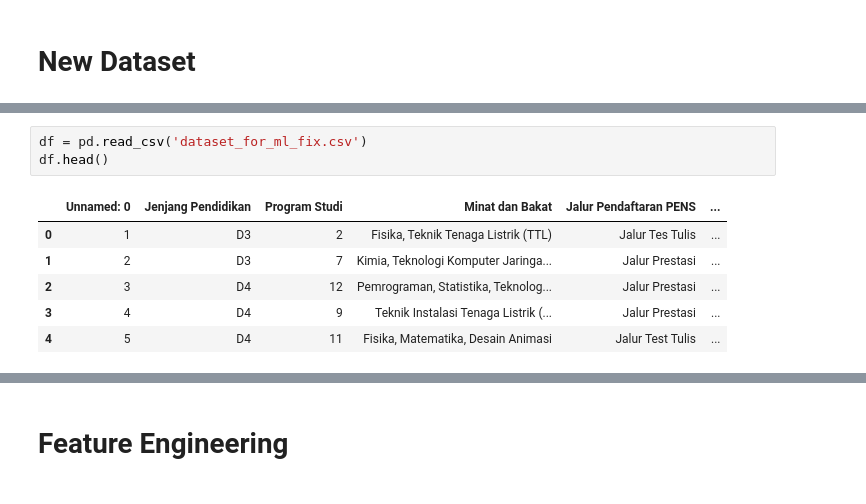
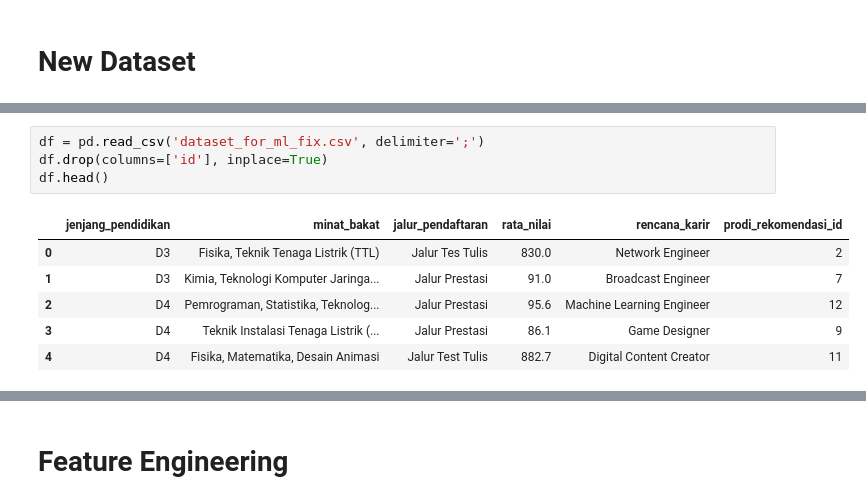
Before and after one commit to tedubuamo/tws_penssight, a Jupyter notebook: Modeling/pbl/modeling.ipynb, the cells around one changed output, grey strips where cells are left out. Cells and saved outputs as stored; diff of their text form.

```diff
--- a/Modeling/pbl/modeling.ipynb
+++ b/Modeling/pbl/modeling.ipynb
@@ -147,10 +116,11 @@ dataset_prev.to_csv("dataset_for_ml_fix.csv", index=True)
 # %%
-df = pd.read_csv('dataset_for_ml_fix.csv')
+df = pd.read_csv('dataset_for_ml_fix.csv', delimiter=';')
+df.drop(columns=['id'], inplace=True)
 df.head()
 # %% [output]
-|  | Unnamed: 0 | Jenjang Pendidikan | Program Studi | Minat dan Bakat | Jalur Pendaftaran PENS | ... |
-| 0 | 1 | D3 | 2 | Fisika, Teknik Tenaga Listrik (TTL) | Jalur Tes Tulis | ... |
-| 1 | 2 | D3 | 7 | Kimia, Teknologi Komputer Jaringa... | Jalur Prestasi | ... |
-| 2 | 3 | D4 | 12 | Pemrograman, Statistika, Teknolog... | Jalur Prestasi | ... |
-| 3 | 4 | D4 | 9 | Teknik Instalasi Tenaga Listrik (... | Jalur Prestasi | ... |
-| 4 | 5 | D4 | 11 | Fisika, Matematika, Desain Animasi | Jalur Test Tulis | ... |
+|  | jenjang_pendidikan | minat_bakat | jalur_pendaftaran | rata_nilai | rencana_karir | prodi_rekomendasi_id |
+| 0 | D3 | Fisika, Teknik Tenaga Listrik (TTL) | Jalur Tes Tulis | 830.0 | Network Engineer | 2 |
+| 1 | D3 | Kimia, Teknologi Komputer Jaringa... | Jalur Prestasi | 91.0 | Broadcast Engineer | 7 |
+| 2 | D4 | Pemrograman, Statistika, Teknolog... | Jalur Prestasi | 95.6 | Machine Learning Engineer | 12 |
+| 3 | D4 | Teknik Instalasi Tenaga Listrik (... | Jalur Prestasi | 86.1 | Game Designer | 9 |
+| 4 | D4 | Fisika, Matematika, Desain Animasi | Jalur Test Tulis | 882.7 | Digital Content Creator | 11 |
```
Also changed, not shown: parts of 22 cells of this notebook, 5 other files.
